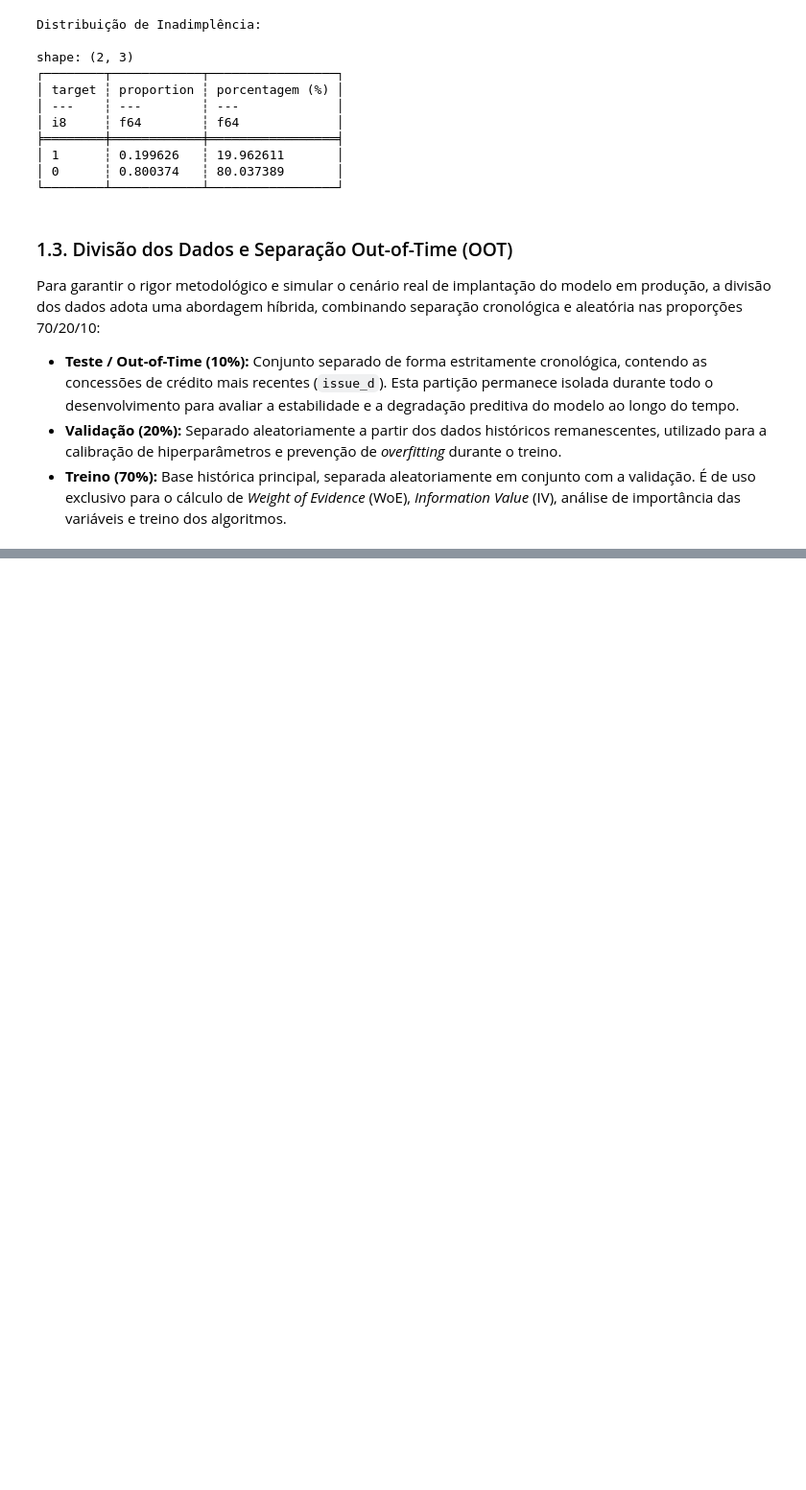
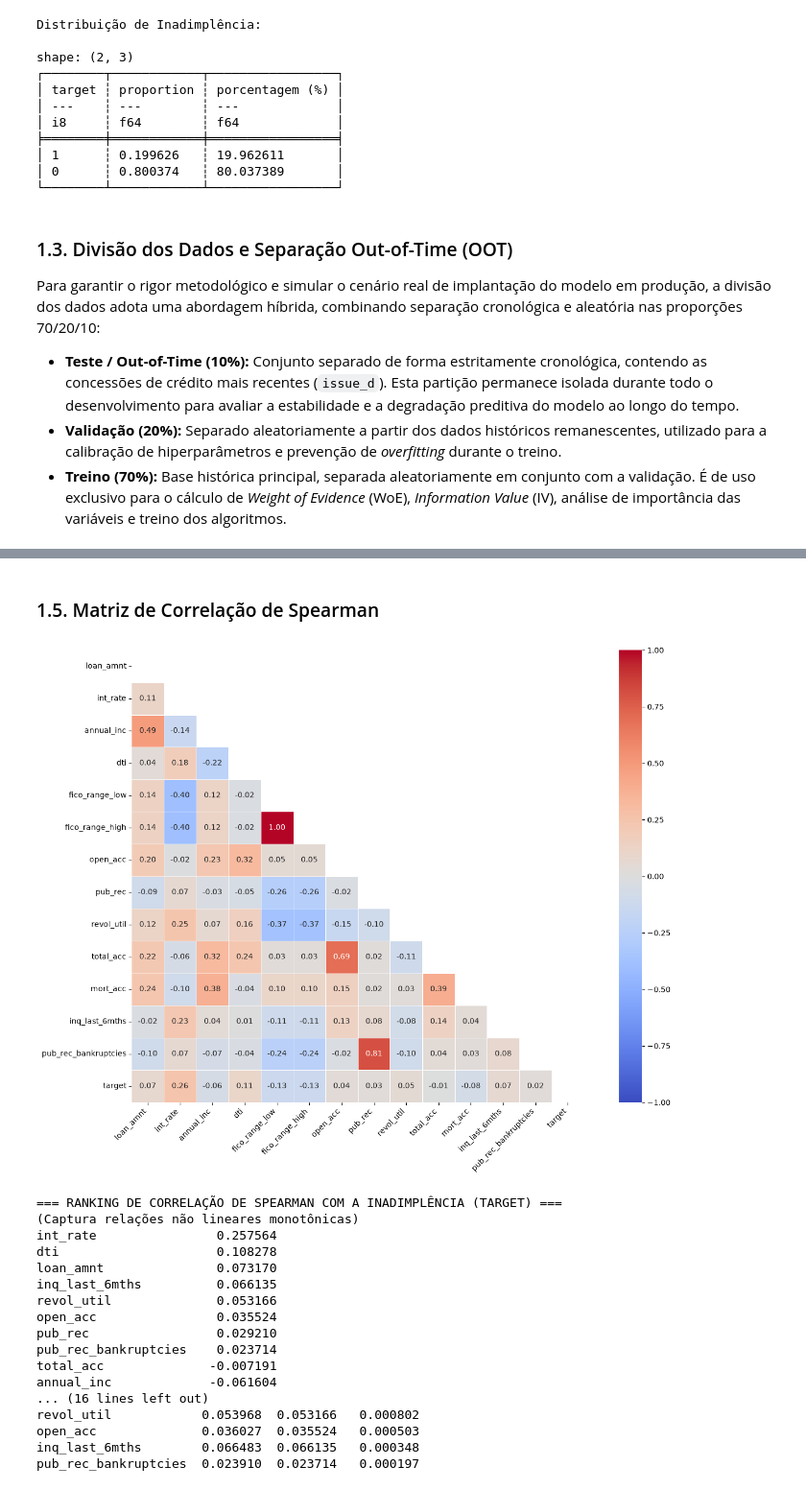
Before and after one commit to Heimrath/TCC-Inadimplencia-de-Credito, a Jupyter notebook: 02_Analise_Exploratoria.ipynb, the cells around one changed output, grey strips where cells are left out. Shown at 96% size. Cells and saved outputs as stored; diff of their text form; code cells hidden in the pictures; blank space fills up the shorter version.

Commit message:
feat: Matriz de Correlação de Spearman e altera ordem da retirada de valores nulos

```diff
--- a/02_Analise_Exploratoria.ipynb
+++ b/02_Analise_Exploratoria.ipynb
@@ -104,6 +104,8 @@ Para garantir o rigor metodológico e simular o cenário real de implantação d
 # %%
 import polars as pl
 from sklearn.model_selection import train_test_split
+
+df = df.drop_nulls()
 
 df_treated = (
     df.clone()
@@ -203,2 +205,54 @@ fico_range_low         -0.131693
 Name: target, dtype: float64
+# %% [markdown]
+### 1.5. Matriz de Correlação de Spearman
+# %%
+import pandas as pd
+
+spearman_matrix = numeric_df.corr(method='spearman')
+
+plt.figure(figsize=(14, 10))
+
+mask = np.triu(np.ones_like(spearman_matrix, dtype=bool))
+
+sns.heatmap(spearman_matrix, mask=mask, annot=True, fmt=".2f", cmap='coolwarm',
+            vmin=-1, vmax=1, linewidths=0.5, square=True)
+
+plt.xticks(rotation=45, ha='right')
+plt.tight_layout()
+plt.show()
+
+print("\n=== RANKING DE CORRELAÇÃO DE SPEARMAN COM A INADIMPLÊNCIA (TARGET) ===")
+print("(Captura relações não lineares monotônicas)")
+
+spearman_target = spearman_matrix['target'].drop('target').sort_values(ascending=False)
+print(spearman_target)
+
+# Comparação direta entre Pearson e Spearman para o target
+print("\n=== COMPARAÇÃO PEARSON vs SPEARMAN COM TARGET ===")
+comparison_df = pd.DataFrame({
+    'Pearson':   target_correlation,
+    'Spearman':  spearman_target,
+    'Diferença': (spearman_target - target_correlation).abs()
+}).sort_values('Diferença', ascending=False)
+
+print(comparison_df)
+# %% [output]
+[figure, added]
+=== RANKING DE CORRELAÇÃO DE SPEARMAN COM A INADIMPLÊNCIA (TARGET) ===
+(Captura relações não lineares monotônicas)
+int_rate                0.257564
+dti                     0.108278
+loan_amnt               0.073170
+inq_last_6mths          0.066135
+revol_util              0.053166
+open_acc                0.035524
+pub_rec                 0.029210
+pub_rec_bankruptcies    0.023714
+total_acc              -0.007191
+annual_inc             -0.061604
+... (16 lines left out)
+revol_util            0.053968  0.053166   0.000802
+open_acc              0.036027  0.035524   0.000503
+inq_last_6mths        0.066483  0.066135   0.000348
+pub_rec_bankruptcies  0.023910  0.023714   0.000197
 # %% [markdown]
```
Also changed, not shown: parts of 9 cells of this notebook, 3 other files.
